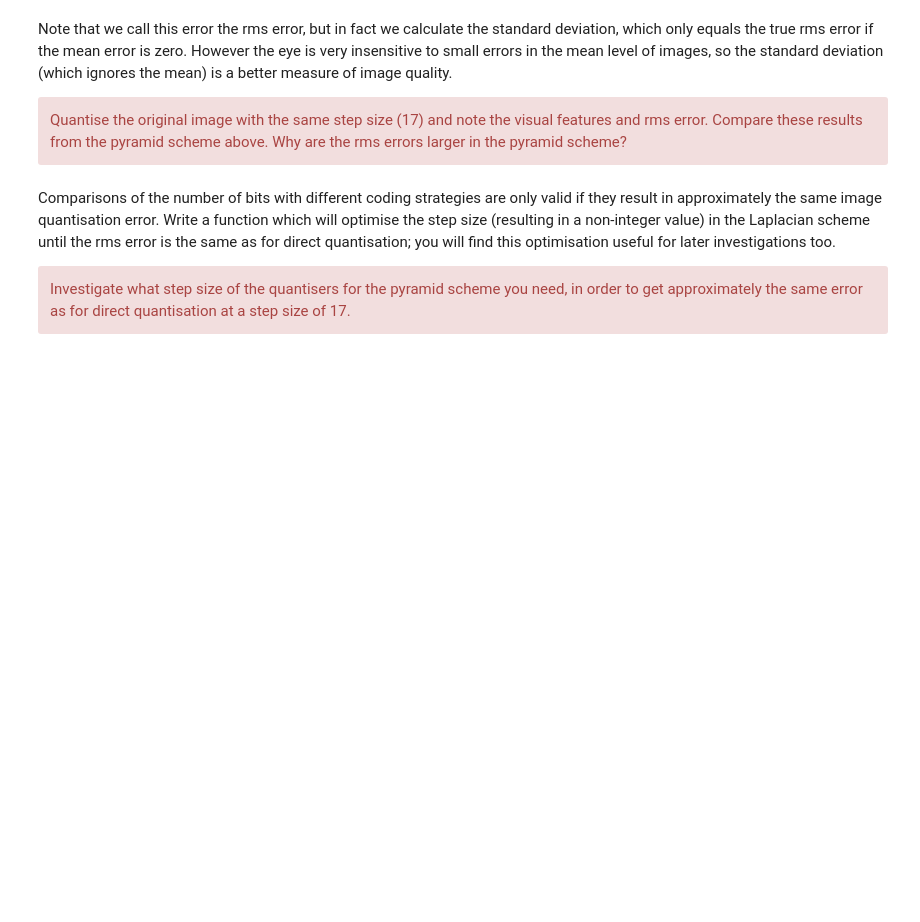
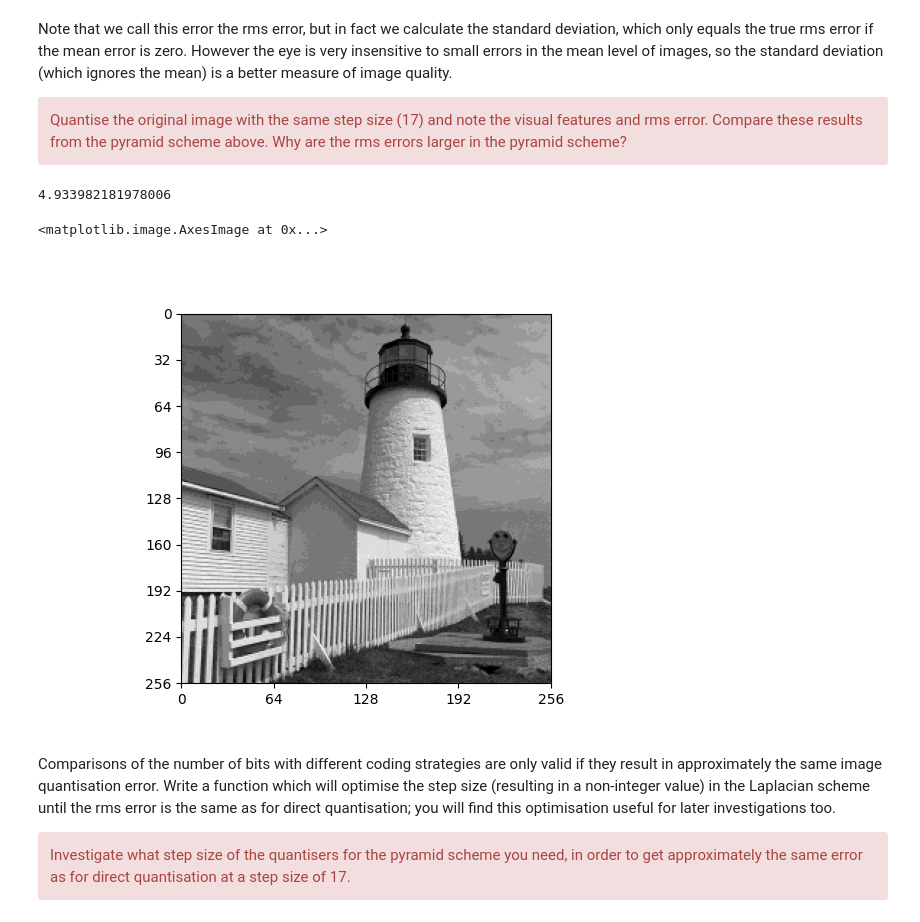
Before and after one commit to lk480/cued_sf2_lab, a Jupyter notebook: 6-laplacian-pyramid.ipynb, the cells around one changed output. Cells and saved outputs as stored; diff of their text form; code cells hidden in the pictures; blank space fills up the shorter version.

```diff
--- a/6-laplacian-pyramid.ipynb
+++ b/6-laplacian-pyramid.ipynb
@@ -283,6 +419,16 @@ Quantise the original image with the same step size (17) and note the visual fea
 # %%
 # Write your code to calculate the error from directly quantising the original
 # image.
+X, cmaps_dict = load_mat_img(img='lighthouse.mat', img_info='X', cmap_info={'map', 'map2'})
+X_quant = quantise(X,17)
+rms_error_x = np.std(X-X_quant)
+print(rms_error_x)
+fig, ax = plt.subplots()
+plot_image(X_quant, ax=ax)
+# %% [output]
+4.933982181978006
+<matplotlib.image.AxesImage at 0x...>
+[figure, added]
 # %% [markdown]
 Comparisons of the number of bits with different coding strategies are only valid if they result in approximately the same image quantisation error. Write a function which will optimise the step size (resulting in a non-integer value) in the Laplacian scheme until the rms error is the same as for direct quantisation; you will find this optimisation useful for later investigations too.
 <div class="alert alert-block alert-danger">
```
Also changed, not shown: parts of 11 cells of this notebook, 2 other files.
